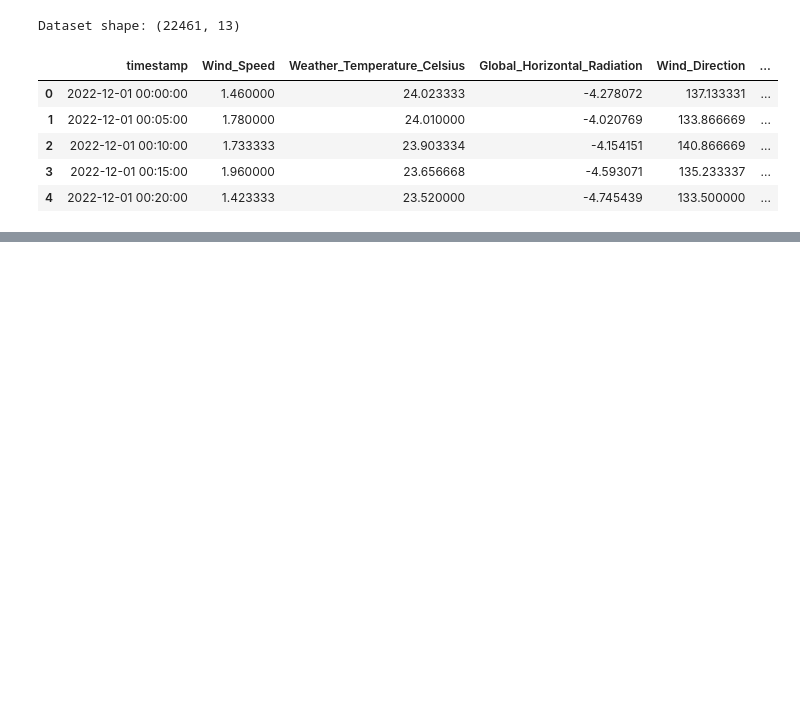
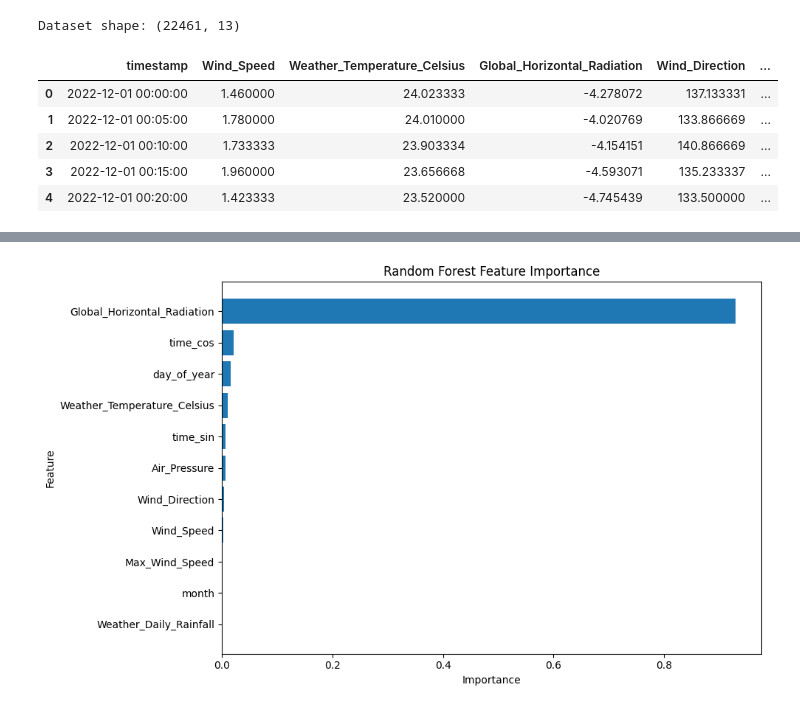
Before and after one commit to galhkoernia/09ProjectData, a Jupyter notebook: notebooks/04_random_forest.ipynb, the cells around one changed output, grey strips where cells are left out. Saved outputs shown, nothing was run; the diff lists cells and outputs as text; code cells hidden in the pictures; blank space fills up the shorter version.

```diff
--- a/notebooks/04_random_forest.ipynb
+++ b/notebooks/04_random_forest.ipynb
@@ -46,0 +157,9 @@ Dataset shape: (22461, 13)
+# %%
+# Build Random Forest baseline
+rf_model = RandomForestRegressor(
+    n_estimators=200,
+    random_state=42,
+    n_jobs=-1
+)
+
+rf_model
@@ -46,0 +361,14 @@ Dataset shape: (22461, 13)
+# %%
+# Random Forest Feature Importance
+feature_importance = pd.DataFrame({
+    "Feature": FEATURES,
+    "Importance": rf_model.feature_importances_
+})
+
+feature_importance = (
+    feature_importance
+    .sort_values("Importance", ascending=False)
+    .reset_index(drop=True)
+)
+
+feature_importance
@@ -46,0 +388,19 @@ Dataset shape: (22461, 13)
+# %%
+# Feature Importance Plot
+plt.figure(figsize=(10, 6))
+
+plt.barh(
+    feature_importance["Feature"],
+    feature_importance["Importance"]
+)
+
+plt.gca().invert_yaxis()
+
+plt.title("Random Forest Feature Importance")
+plt.xlabel("Importance")
+plt.ylabel("Feature")
+
+plt.tight_layout()
+plt.show()
+# %% [output]
+[figure, added]
```
Also changed, not shown: parts of 24 cells of this notebook.
